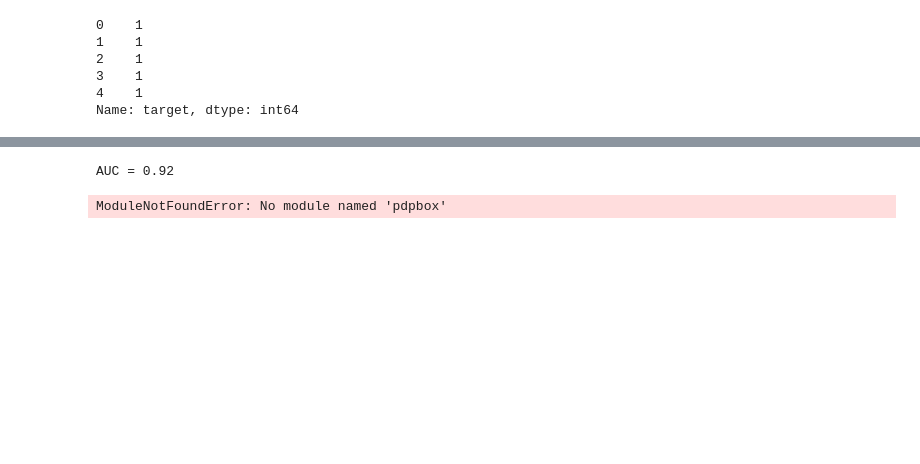
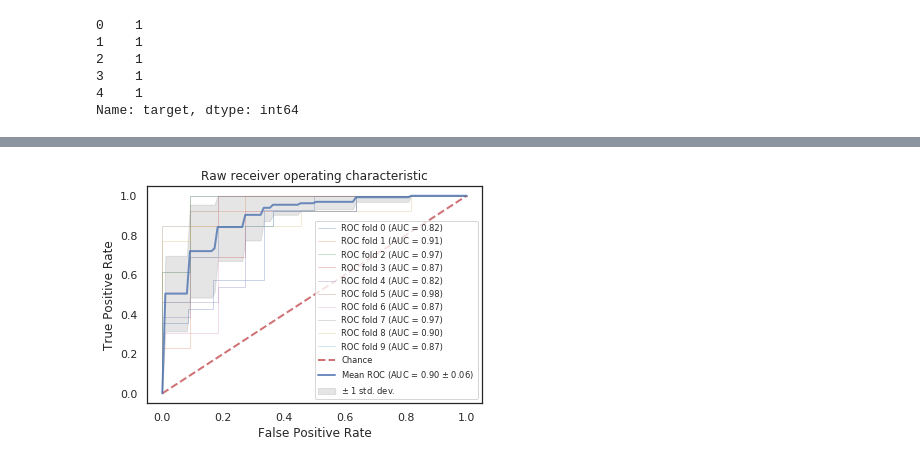
Before and after one commit to airnel48/Heart-Disease-Prediction, a Jupyter notebook: Predict-Heart-Disease-Cleveland-Database.ipynb, the cells around one changed output, grey strips where cells are left out. Drawn from its saved outputs; the diff is of its cells as text; code cells hidden in the pictures; blank space fills up the shorter version.

```diff
--- a/Predict-Heart-Disease-Cleveland-Database.ipynb
+++ b/Predict-Heart-Disease-Cleveland-Database.ipynb
@@ -728,47 +448,0 @@ l1_ratio 0.05
-# %%
-# build final model
-
-from sklearn.model_selection import cross_validate
-from sklearn.linear_model import SGDClassifier
-
-classifier = SGDClassifier(random_state=0, penalty='elasticnet', loss='modified_huber', n_jobs=-1,
-                          alpha=0.99, l1_ratio=0.05)
-model = classifier.fit(x_train_standard, y_train)
-y_model = classifier.predict(x_validation_standard)
-probas_ = classifier.fit(x_train_standard, y_train).predict_proba(x_validation_standard)
-
-# compute area under the curve(AUC)
-tprs = []
-aucs = []
-mean_fpr = np.linspace(0, 1, 100)
-fpr, tpr, thresholds = roc_curve(y_validation, probas_[:, 1])
-tprs.append(interp(mean_fpr, fpr, tpr))
-tprs[-1][0] = 0.0
-roc_auc = auc(fpr, tpr)
-aucs.append(roc_auc)
-#plt.plot(fpr, tpr, lw=1, alpha=0.3,label='ROC fold %d (AUC = %0.2f)' % (i, roc_auc))
-#plt.plot([0, 1], [0, 1], linestyle='--', lw=2, color='r',label='Chance', alpha=.8)
-mean_tpr = np.mean(tprs, axis=0)
-mean_tpr[-1] = 1.0
-mean_auc = auc(mean_fpr, mean_tpr)
-#std_auc = np.std(aucs)
-print('AUC = %0.2f' % (mean_auc))
-#plt.plot(mean_fpr, mean_tpr, color='b',
-    #label=r'Mean ROC (AUC = %0.2f $\pm$ %0.2f)' % (mean_auc, std_auc),lw=2, alpha=.8)
-# %% [output]
-AUC = 0.92
-# %%
-# partial dependence plots
-
-import pandas as pd
-import numpy as np
-%matplotlib inline
-
-from pdpbox import pdp, get_dataset, info_plots
-
-fig, axes, summary_df = info_plots.target_plot(
-    df=x, feature='st_depression', feature_name='st_depression', target=y
-)
-#_ = axes['bar_ax'].set_xticklabels(['Female', 'Male'])
-# %% [output]
-ModuleNotFoundError: No module named 'pdpbox'
@@ -784,0 +449,19 @@ import lime.lime_tabular
+# %%
+# gaussian naive bayes
+
+from sklearn.naive_bayes import GaussianNB
+
+#classifier = GaussianNB()
+
+model = GaussianNB()
+parameters = {
+        'var_smoothing': (1e-9,1e-5,.01,.1,.5,1),
+}
+classifier = GridSearchCV(estimator=model, cv=cv, param_grid=parameters, n_jobs=-1)
+
+raw_model_output()
+#0.89 +- 0.04
+#0.90 +- 0.05
+#0.90 +- 0.06
+# %% [output]
+[figure, added]
```
Also changed, not shown: parts of 37 cells of this notebook.
